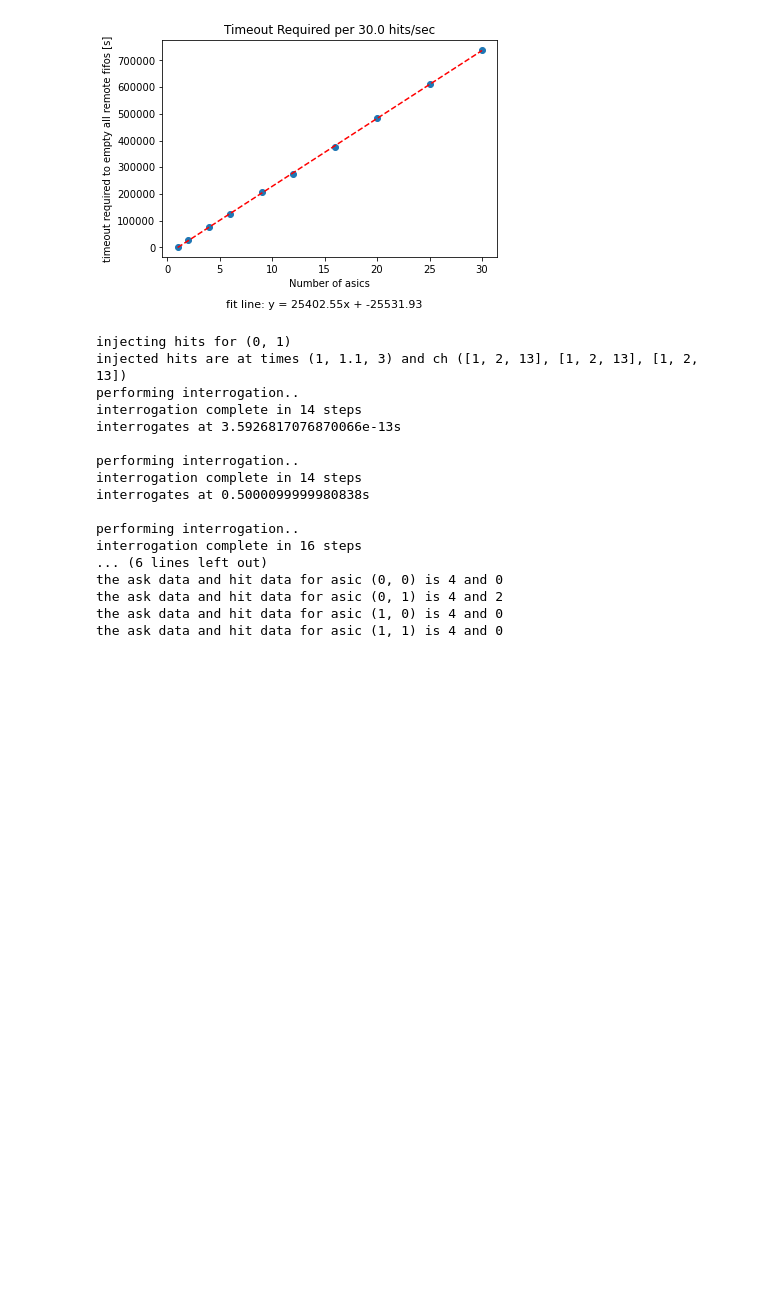
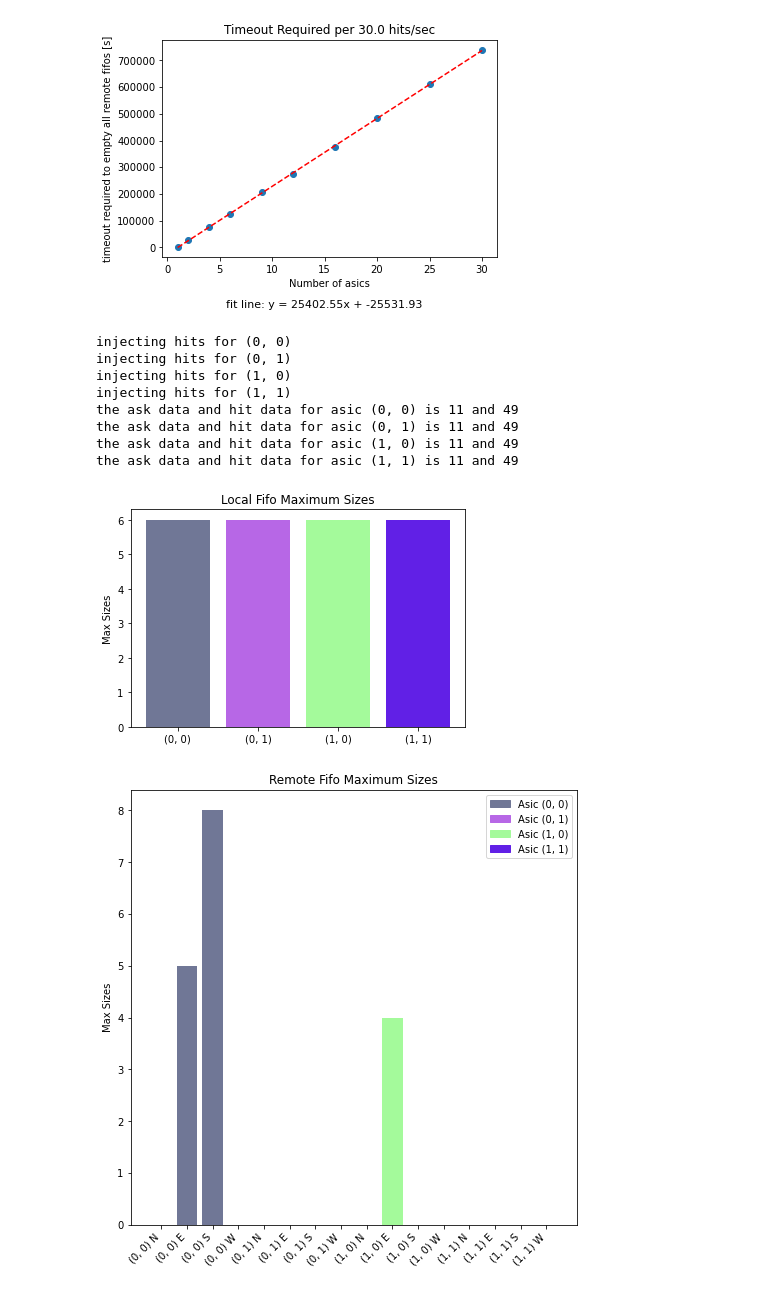
Before and after one commit to vsheb/qpix-digital, a Jupyter notebook: simulation-software/ArrayNotebook.ipynb, the cells around one changed output. Cells and saved outputs as stored; diff of their text form; code cells hidden in the pictures; blank space fills up the shorter version.

```diff
--- a/simulation-software/ArrayNotebook.ipynb
+++ b/simulation-software/ArrayNotebook.ipynb
@@ -237,57 +237,52 @@ timeout 739000.0s works for an array of 6 x 5 asics
 import QpixAsicArray as qparray
 from QpixAsic import QPByte, ProcQueue
 import random
 random.seed()
 import numpy as np
+import matplotlib.pyplot as plt
+import matplotlib.patches as mpatches
 
 row = 2
 col = 2
 numOfAsics = row * col
 array = qparray.QpixAsicArray(row, col, deltaT=1e-5,
-    timeout=2.2e4 * numOfAsics - 1.6e4, hitsPerSec = 1./1.)
+    timeout=1.5e4, hitsPerSec = 1./1.)
 
-
-# array.Interrogate(interval=0.1)
 
 ## setup
 ## inject hits into asics
-times = [1, 1.1, 3]
-asic = array[0][1]
-asic._InjectHits(times=times, channels=[[1, 2, 13]]*len(times))
+times = np.arange(0, 5, 0.1)
+channels = [[1, 7, 8]] * len(times)
+for asic in array:
+    asic._InjectHits(times=times, channels=channels)
+# asic = array[0][1]
+# asic._InjectHits(times=times, channels=[[1, 2, 13]]*len(times))
 
 ## main
 t = 0
 int_frq = 0.5 # look every second
-stop = 1.6  # 100s of data
+stop = 5.5  # 100s of data
 while t < stop:
     array.Interrogate(int_frq)
+    if array._alert:
+        print('timeout time is too short')
     t += int_frq
 
 for asic in array:
     key = f'({asic.row}, {asic.col})'
     print(f'the ask data and hit data for asic {key} is ', end="")
     print(len(array._daqNode.askData[key]), end=" and ")
     print(len(array._daqNode.hitData[key]))
 
-
-# ## look at buffers
-# for asic in array:
-#     asic.PrintFifoInfo()
+array.MakeFifoBars()
 # %% [output]
+injecting hits for (0, 0)
 injecting hits for (0, 1)
-injected hits are at times (1, 1.1, 3) and ch ([1, 2, 13], [1, 2, 13], [1, 2, 13])
-performing interrogation..
-interrogation complete in 14 steps
-interrogates at 3.5926817076870066e-13s
-
-performing interrogation..
-interrogation complete in 14 steps
-interrogates at 0.5000099999980838s
-
-performing interrogation..
-interrogation complete in 16 steps
-... (6 lines left out)
-the ask data and hit data for asic (0, 0) is 4 and 0
-the ask data and hit data for asic (0, 1) is 4 and 2
-the ask data and hit data for asic (1, 0) is 4 and 0
-the ask data and hit data for asic (1, 1) is 4 and 0
+injecting hits for (1, 0)
+injecting hits for (1, 1)
+the ask data and hit data for asic (0, 0) is 11 and 49
+the ask data and hit data for asic (0, 1) is 11 and 49
+the ask data and hit data for asic (1, 0) is 11 and 49
+the ask data and hit data for asic (1, 1) is 11 and 49
+[figure, added]
+[figure, added]
```
Also changed, not shown: parts of 4 cells of this notebook, 2 other files.
